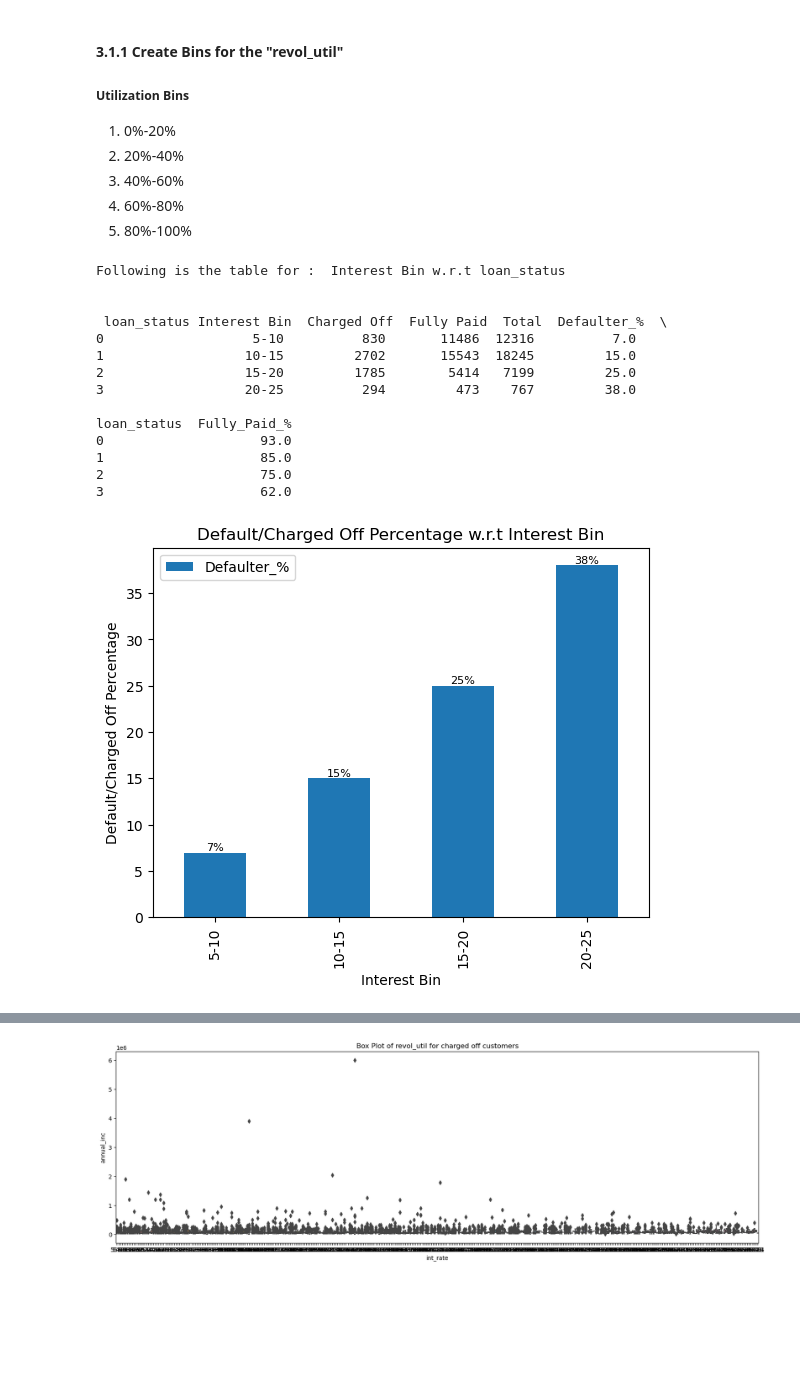
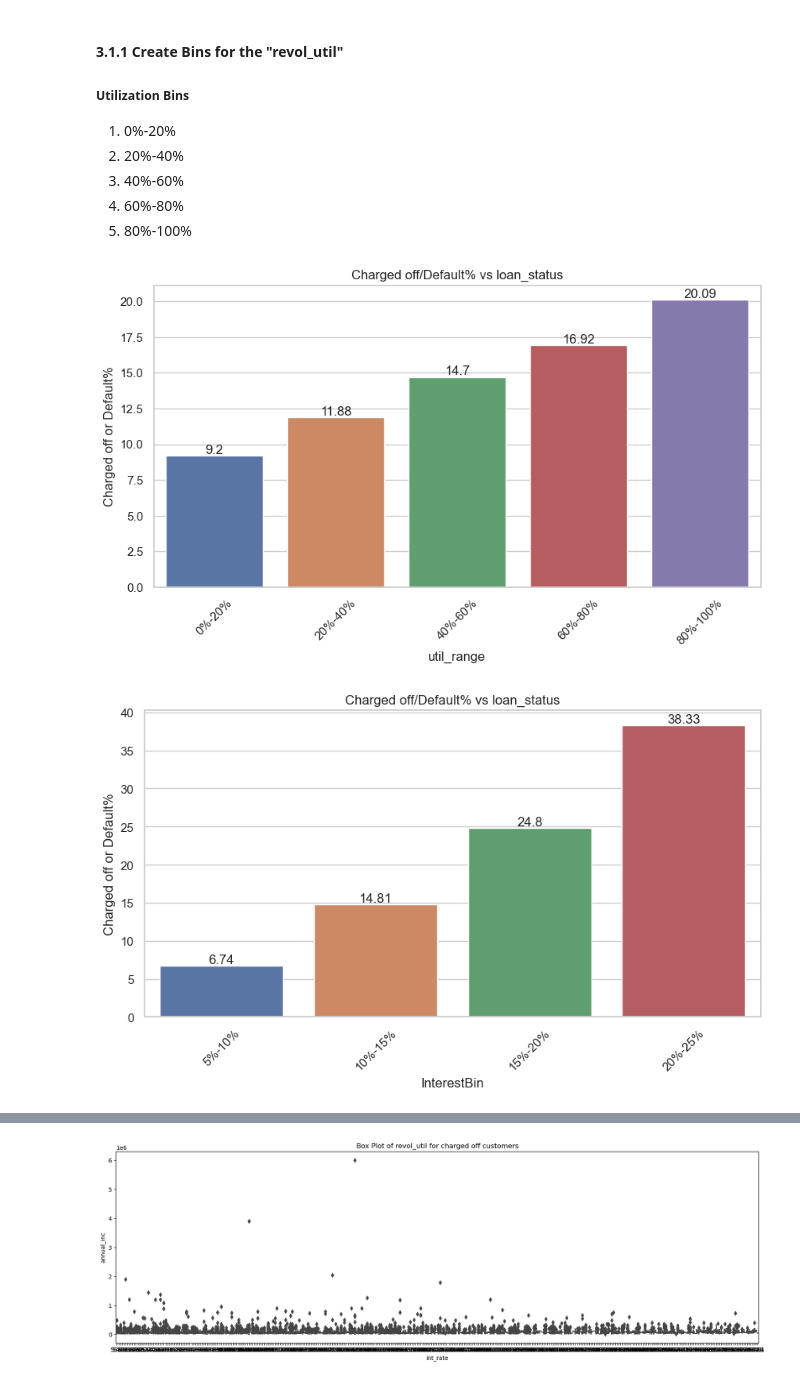
Before and after one commit to rupeshshuklavarroc/Lending_Case_Study_Rupesh_Harshali, a Jupyter notebook: Lending_Case_Study_Rupesh_Harshali_09_10_2023.ipynb, the cells around one changed output, grey strips where cells are left out. Drawn from its saved outputs; the diff is of its cells as text; code cells hidden in the pictures; blank space fills up the shorter version.

Commit message:
corrected all the plot as per our discussion

```diff
--- a/Lending_Case_Study_Rupesh_Harshali_09_10_2023.ipynb
+++ b/Lending_Case_Study_Rupesh_Harshali_09_10_2023.ipynb
@@ -348,21 +255,39 @@ def plot_wrt_percentage(dataframe,x1,y1):
+# %%
+import pandas as pd
+import matplotlib.pyplot as plt
+import seaborn as sns
+
+def plot_wrt_percentage(dataframe, x1, y1,figsize=(10, 6)):
+    piv_table = dataframe.groupby([x1, y1]).size().unstack(fill_value=0).reset_index()
+    piv_table['Total'] = piv_table['Charged Off'] + piv_table['Fully Paid']
+    piv_table['Default%'] = round(piv_table['Charged Off'] / piv_table['Total'] * 100, 2)
+
+    #print("Following is the table for : ",x1,"w.r.t",y1, "\n\n\n", piv_ls_util_range_sorted)
+    piv_table_sorted = piv_table.sort_values(by='Default%')
+    plt.figure(figsize=figsize)
+    # Plotting the results
+    ax = sns.barplot(x=x1, y='Default%', data=piv_table_sorted)
+    ax.bar_label(ax.containers[0])
+    plt.xlabel(x1)
+    plt.ylabel('Charged off or Default%')
+    plt.xticks(rotation=45)
+    plt.title('Charged off/Default% vs ' + y1)
+
+    plt.show()
+# %%
+bins = [0, 20, 40, 60, 80, 100]
+labels = ['0%-20%', '20%-40%', '40%-60%', '60%-80%', '80%-100%']
+new_loan_df = loan_df.dropna(subset=['revol_util']).copy()
+new_loan_df['util_range'] = pd.cut(new_loan_df['revol_util'],bins=bins,labels=labels)
+figsize = (10, 5)
+plot_wrt_percentage(new_loan_df,'util_range','loan_status',figsize)
+# %% [output]
+[figure, added]
 # %%
 bins = [5, 10, 15, 20, 25]
-labels = ['5-10', '10-15', '15-20', '20-25']
-loan_df_clnd['Interest Bin'] = pd.cut(loan_df_clnd['int_rate'],bins=bins,labels=labels)
-plot_wrt_percentage(loan_df_clnd,'Interest Bin','loan_status')
+labels = ['5%-10%', '10%-15%', '15%-20%', '20%-25%']
+loan_df['InterestBin'] = pd.cut(loan_df['int_rate'],bins=bins,labels=labels)
+figsize = (10, 5)
+plot_wrt_percentage(new_loan_df,'InterestBin','loan_status',figsize)
 # %% [output]
-Following is the table for :  Interest Bin w.r.t loan_status
-
-
- loan_status Interest Bin  Charged Off  Fully Paid  Total  Defaulter_%  \
-0                   5-10          830       11486  12316          7.0
-1                  10-15         2702       15543  18245         15.0
-2                  15-20         1785        5414   7199         25.0
-3                  20-25          294         473    767         38.0
-
-loan_status  Fully_Paid_%
-0                    93.0
-1                    85.0
-2                    75.0
-3                    62.0
-[figure, old version]
+[figure, new version]
```
Also changed, not shown: parts of 20 cells of this notebook.
